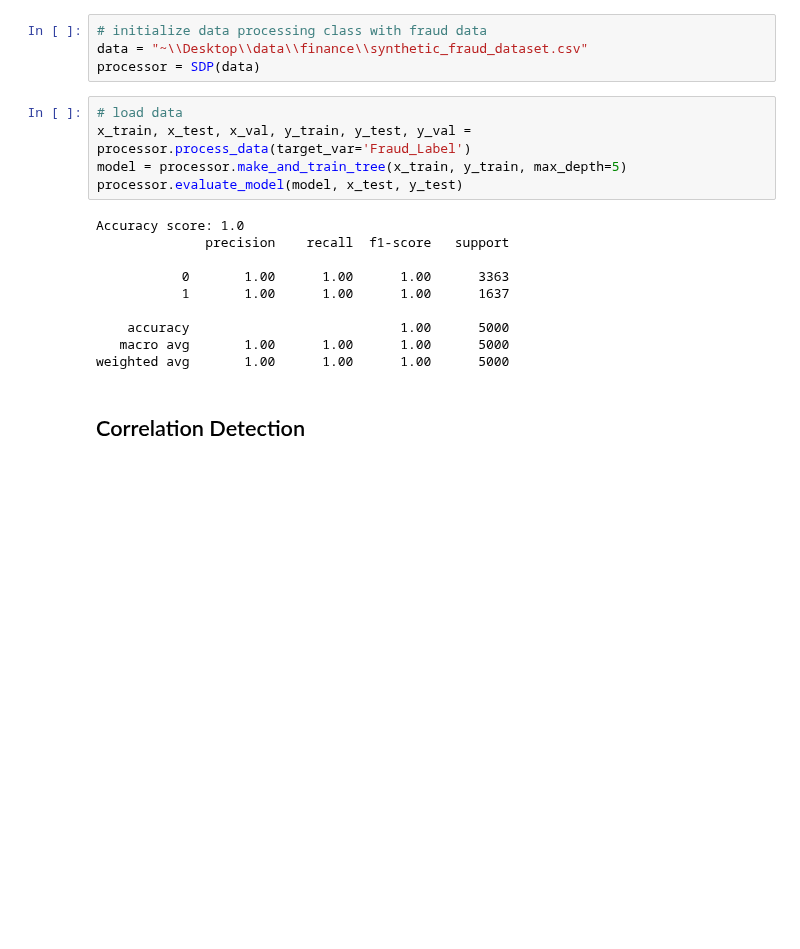
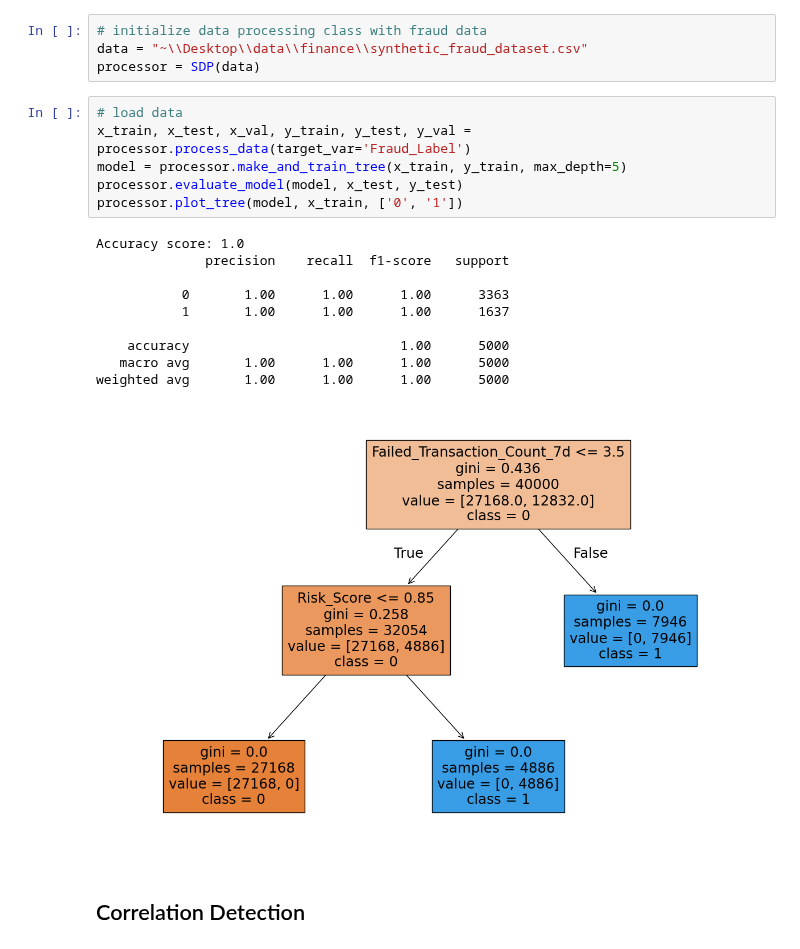
Before and after one commit to llouis01/Code-Gym, a Jupyter notebook: finance/fraud_analysis.ipynb, the cells around one changed output. Drawn from its saved outputs; the diff is of its cells as text; blank space fills up the shorter version.

```diff
--- a/finance/fraud_analysis.ipynb
+++ b/finance/fraud_analysis.ipynb
@@ -20,18 +20,20 @@ processor = SDP(data)
 # %%
 # load data
 x_train, x_test, x_val, y_train, y_test, y_val = processor.process_data(target_var='Fraud_Label')
 model = processor.make_and_train_tree(x_train, y_train, max_depth=5)
 processor.evaluate_model(model, x_test, y_test)
+processor.plot_tree(model, x_train, ['0', '1'])
 # %% [output]
 Accuracy score: 1.0
               precision    recall  f1-score   support
 
            0       1.00      1.00      1.00      3363
            1       1.00      1.00      1.00      1637
 
     accuracy                           1.00      5000
    macro avg       1.00      1.00      1.00      5000
 weighted avg       1.00      1.00      1.00      5000
+[figure, added]
 # %% [markdown]
 ## Correlation Detection ##
 # %%
```
Also changed, not shown: parts of 1 cell of this notebook.
